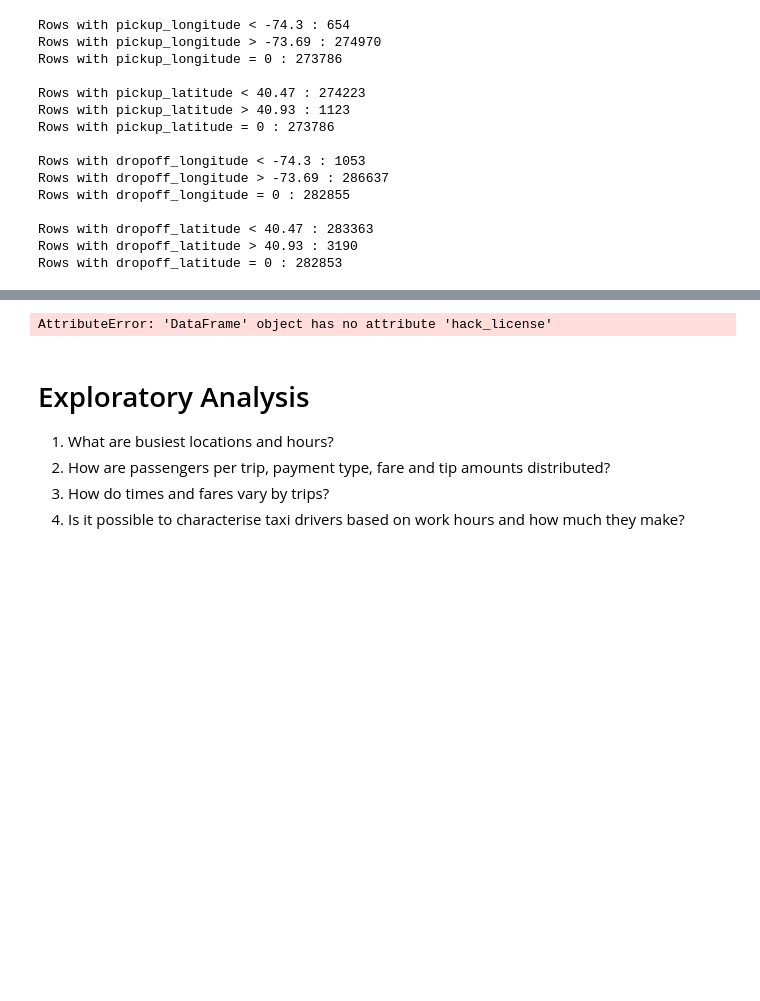
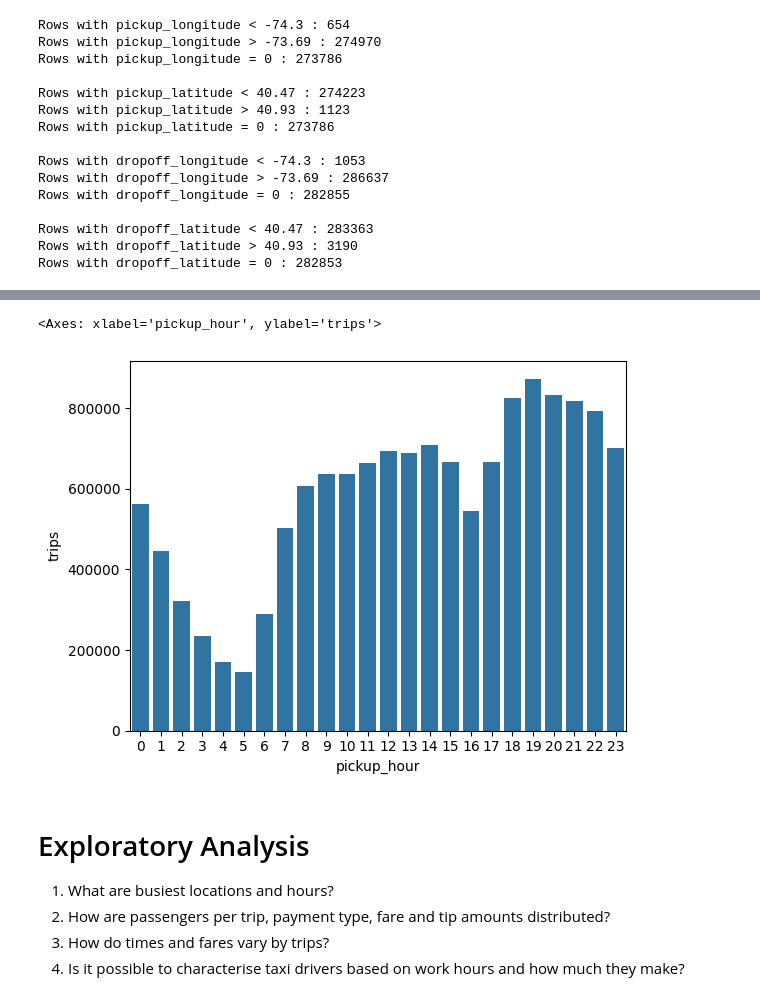
Before and after one commit to benmurphy97/nyc-taxi-cab, a Jupyter notebook: data_exploration.ipynb, the cells around one changed output, grey strips where cells are left out. Saved outputs shown, nothing was run; the diff lists cells and outputs as text; code cells hidden in the pictures; blank space fills up the shorter version.

Commit message:
merge data and first plot

```diff
--- a/data_exploration.ipynb
+++ b/data_exploration.ipynb
@@ -247,6 +278,7 @@ Rows with dropoff_latitude = 0 : 282853
 # %%
 # invalid values to exlude
 passenger_count_indices_to_drop = trips[trips['passenger_count']==0].index.tolist()
+high_passenger_count_indices_to_drop = trips[trips['passenger_count']>6].index.tolist()
 trip_time_in_secs_indices_to_drop = trips[trips['trip_time_in_secs']==0].index.tolist()
 trip_distance_indices_to_drop = trips[trips['trip_distance']==0.0].index.tolist()
 rate_code_indices_to_drop = trips[trips['rate_code'].isin([0,7,8,9,210])].index.tolist()
@@ -264,6 +296,7 @@ dropoff_lat_indices_to_drop_1 = trips[trips['dropoff_latitude'] < 40.47].index.t
 dropoff_lat_indices_to_drop_2 = trips[trips['dropoff_latitude'] > 40.93].index.tolist()
 
 indices_to_drop = list(set(passenger_count_indices_to_drop +
+                           high_passenger_count_indices_to_drop +
                            trip_time_in_secs_indices_to_drop +
                            trip_distance_indices_to_drop +
                            rate_code_indices_to_drop +
@@ -294,0 +328,6 @@ df.shape
+# %%
+# clean date and time
+df['pickup_datetime'] = pd.to_datetime(df['pickup_datetime'])
+df['dropoff_datetime'] = pd.to_datetime(df['dropoff_datetime'])
+
+df[['pickup_datetime', 'dropoff_datetime']].dtypes
@@ -295,2 +338,9 @@ df.shape
 # %%
+df['pickup_hour'] = df['pickup_datetime'].dt.hour
+df['pickup_day_of_month'] = df['pickup_datetime'].dt.day
+df['pickup_day_of_week'] = df['pickup_datetime'].dt.day_name()
+
+df['dropoff_hour'] = df['dropoff_datetime'].dt.hour
+
+df.head()
 # %% [output]
@@ -298,3 +354,4 @@ df.shape
 # %%
-fares.dtypes
+total_trips_per_hour = df.groupby('pickup_hour')['medallion'].count().reset_index().rename(columns={'medallion': 'trips'})
+total_trips_per_hour
 # %% [output]
@@ -313,7 +375,9 @@ dtype: object
 # %%
-fares.hack_license.value_counts()
+sns.barplot(data=total_trips_per_hour,
+           x='pickup_hour', y='trips')
 # %% [output]
-AttributeError: 'DataFrame' object has no attribute 'hack_license'
+<Axes: xlabel='pickup_hour', ylabel='trips'>
+[figure, added]
 # %% [markdown]
 # Exploratory Analysis
 1. What are busiest locations and hours?
```
Also changed, not shown: parts of 19 cells of this notebook.
